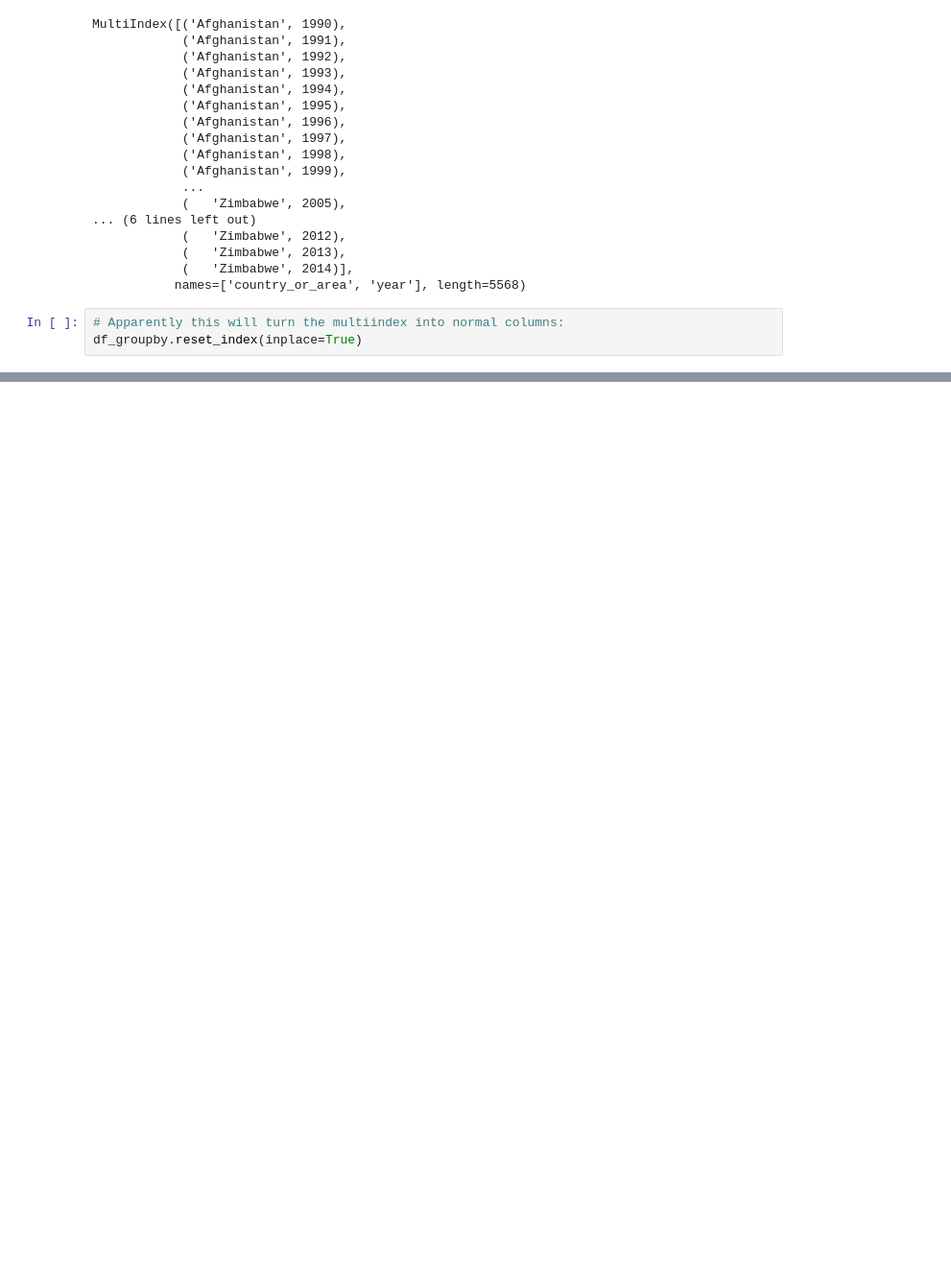
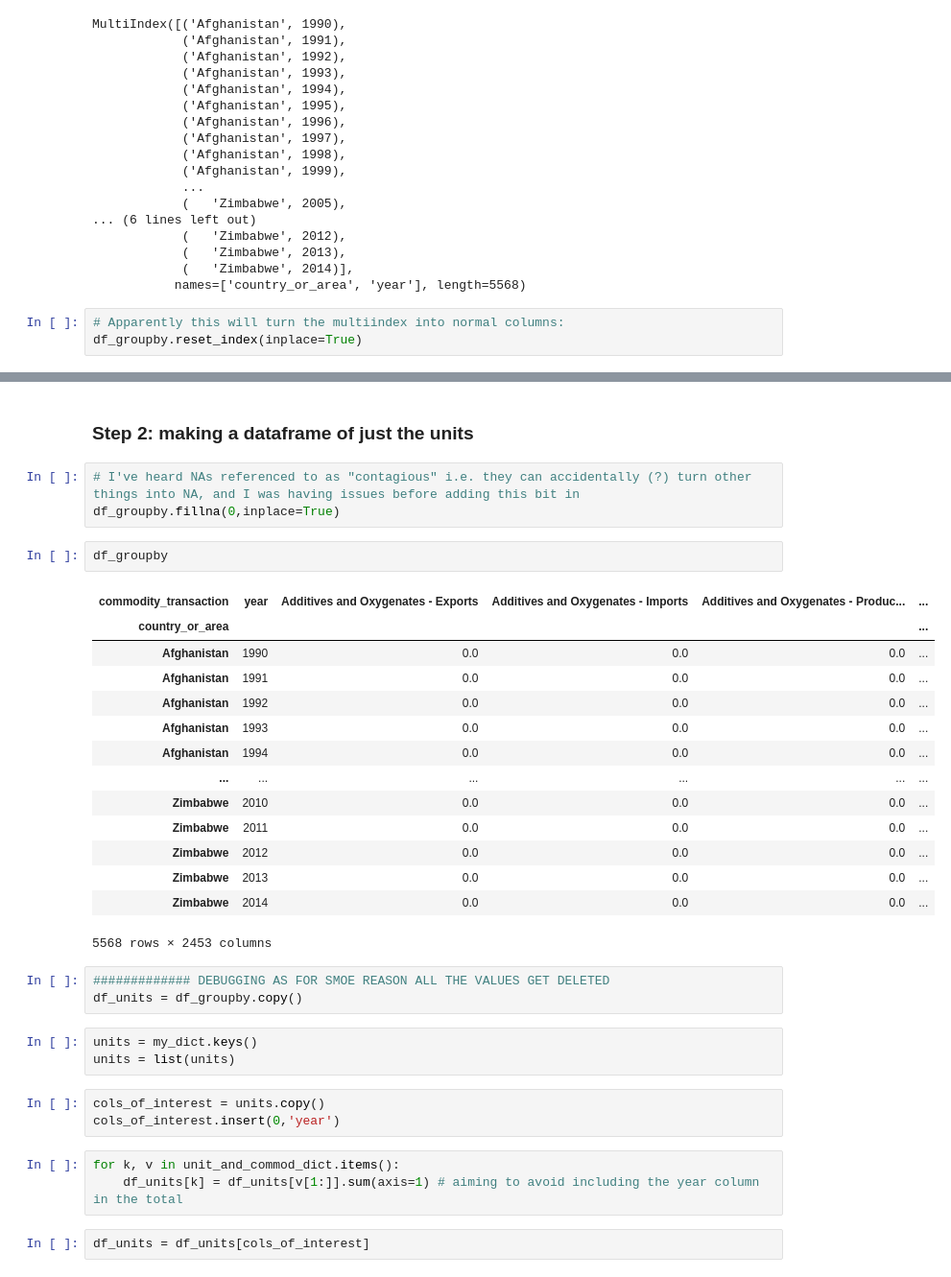
Before and after one commit to See-You-Data/UNInternationalEnergyData, a Jupyter notebook: Alex's Exploratory Code.ipynb, the cells around one changed output, grey strips where cells are left out. Shown at 96% size. Saved outputs shown, nothing was run; the diff lists cells and outputs as text; blank space fills up the shorter version.

```diff
--- a/Alex's Exploratory Code.ipynb
+++ b/Alex's Exploratory Code.ipynb
@@ -135,0 +258,36 @@ df_groupby
+# %% [markdown]
+### Step 2: making a dataframe of just the units
+# %%
+# I've heard NAs referenced to as "contagious" i.e. they can accidentally (?) turn other things into NA, and I was having issues before adding this bit in
+df_groupby.fillna(0,inplace=True)
+# %%
+df_groupby
+# %% [output]
+| commodity_transaction | year | Additives and Oxygenates - Exports | Additives and Oxygenates - Imports | Additives and Oxygenates - Produc... | ... |
+| country_or_area |  |  |  |  | ... |
+| Afghanistan | 1990 | 0.0 | 0.0 | 0.0 | ... |
+| Afghanistan | 1991 | 0.0 | 0.0 | 0.0 | ... |
+| Afghanistan | 1992 | 0.0 | 0.0 | 0.0 | ... |
+| Afghanistan | 1993 | 0.0 | 0.0 | 0.0 | ... |
+| Afghanistan | 1994 | 0.0 | 0.0 | 0.0 | ... |
+| ... | ... | ... | ... | ... | ... |
+| Zimbabwe | 2010 | 0.0 | 0.0 | 0.0 | ... |
+| Zimbabwe | 2011 | 0.0 | 0.0 | 0.0 | ... |
+| Zimbabwe | 2012 | 0.0 | 0.0 | 0.0 | ... |
+| Zimbabwe | 2013 | 0.0 | 0.0 | 0.0 | ... |
+| Zimbabwe | 2014 | 0.0 | 0.0 | 0.0 | ... |
+5568 rows × 2453 columns
+# %%
+############# DEBUGGING AS FOR SMOE REASON ALL THE VALUES GET DELETED
+df_units = df_groupby.copy()
+# %%
+units = my_dict.keys()
+units = list(units)
+# %%
+cols_of_interest = units.copy()
+cols_of_interest.insert(0,'year')
+# %%
+for k, v in unit_and_commod_dict.items():
+    df_units[k] = df_units[v[1:]].sum(axis=1) # aiming to avoid including the year column in the total
+# %%
+df_units = df_units[cols_of_interest]
```
Also changed, not shown: parts of 24 cells of this notebook.
